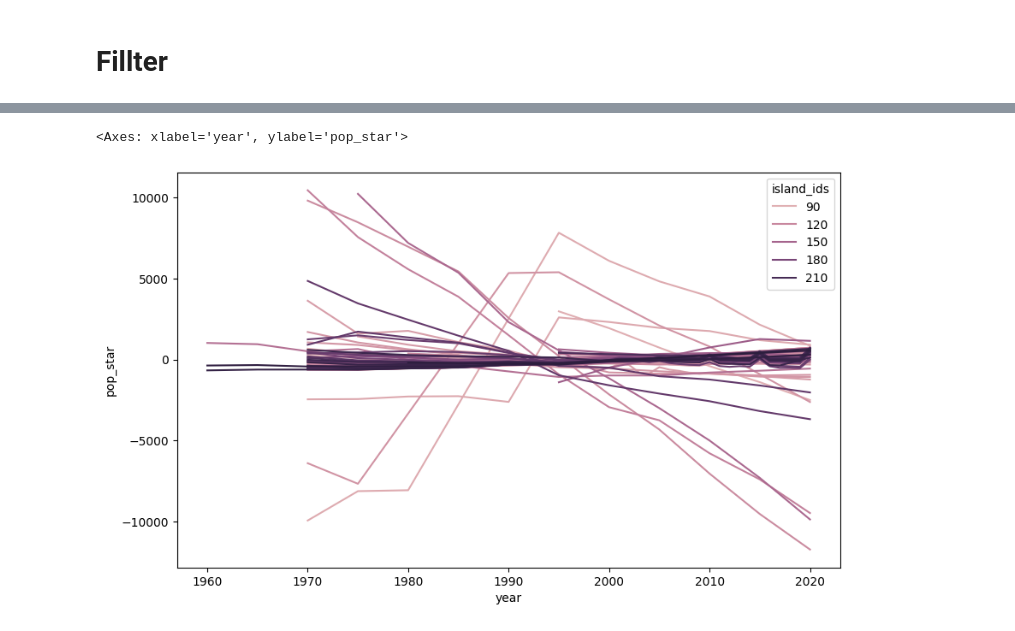
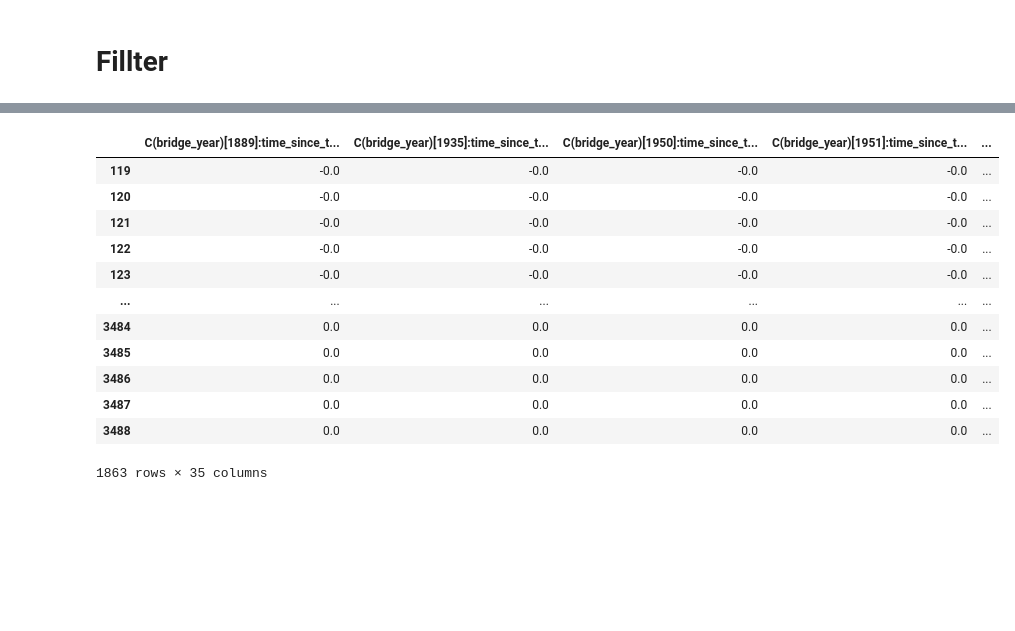
Before and after one commit to Keisei-Akiya/bridge-straw-effects, a Jupyter notebook: src/data_cleaning/fillter.ipynb, the cells around one changed output, grey strips where cells are left out. Cells and saved outputs as stored; diff of their text form; code cells hidden in the pictures; blank space fills up the shorter version.

```diff
--- a/src/data_cleaning/fillter.ipynb
+++ b/src/data_cleaning/fillter.ipynb
@@ -78,9 +63,21 @@ plt.show()
-# %%
-plt.figure(figsize=(10, 6))
-sns.lineplot(data=df, x='year', y='pop_star', hue='island_ids')
-# %% [output]
-<Axes: xlabel='year', ylabel='pop_star'>
-[figure, removed]
+# %%
+bridge_year_dummy = dmatrix('C(bridge_year):time_since_treatment -1', data=df, return_type='dataframe')
+bridge_year_dummy = bridge_year_dummy.drop(columns='C(bridge_year)[0]:time_since_treatment')
+bridge_year_dummy.astype(float)
+# %% [output]
+|  | C(bridge_year)[1889]:time_since_t... | C(bridge_year)[1935]:time_since_t... | C(bridge_year)[1950]:time_since_t... | C(bridge_year)[1951]:time_since_t... | ... |
+| 119 | -0.0 | -0.0 | -0.0 | -0.0 | ... |
+| 120 | -0.0 | -0.0 | -0.0 | -0.0 | ... |
+| 121 | -0.0 | -0.0 | -0.0 | -0.0 | ... |
+| 122 | -0.0 | -0.0 | -0.0 | -0.0 | ... |
+| 123 | -0.0 | -0.0 | -0.0 | -0.0 | ... |
+| ... | ... | ... | ... | ... | ... |
+| 3484 | 0.0 | 0.0 | 0.0 | 0.0 | ... |
+| 3485 | 0.0 | 0.0 | 0.0 | 0.0 | ... |
+| 3486 | 0.0 | 0.0 | 0.0 | 0.0 | ... |
+| 3487 | 0.0 | 0.0 | 0.0 | 0.0 | ... |
+| 3488 | 0.0 | 0.0 | 0.0 | 0.0 | ... |
+1863 rows × 35 columns
 # %%
 # 既に介入を受けている島
 already_treated = df.groupby('island_ids').filter(lambda x: (x['after_treatment'] == 0).sum() == 0)['island_ids'].unique()
```
Also changed, not shown: parts of 8 cells of this notebook, 13 other files.
